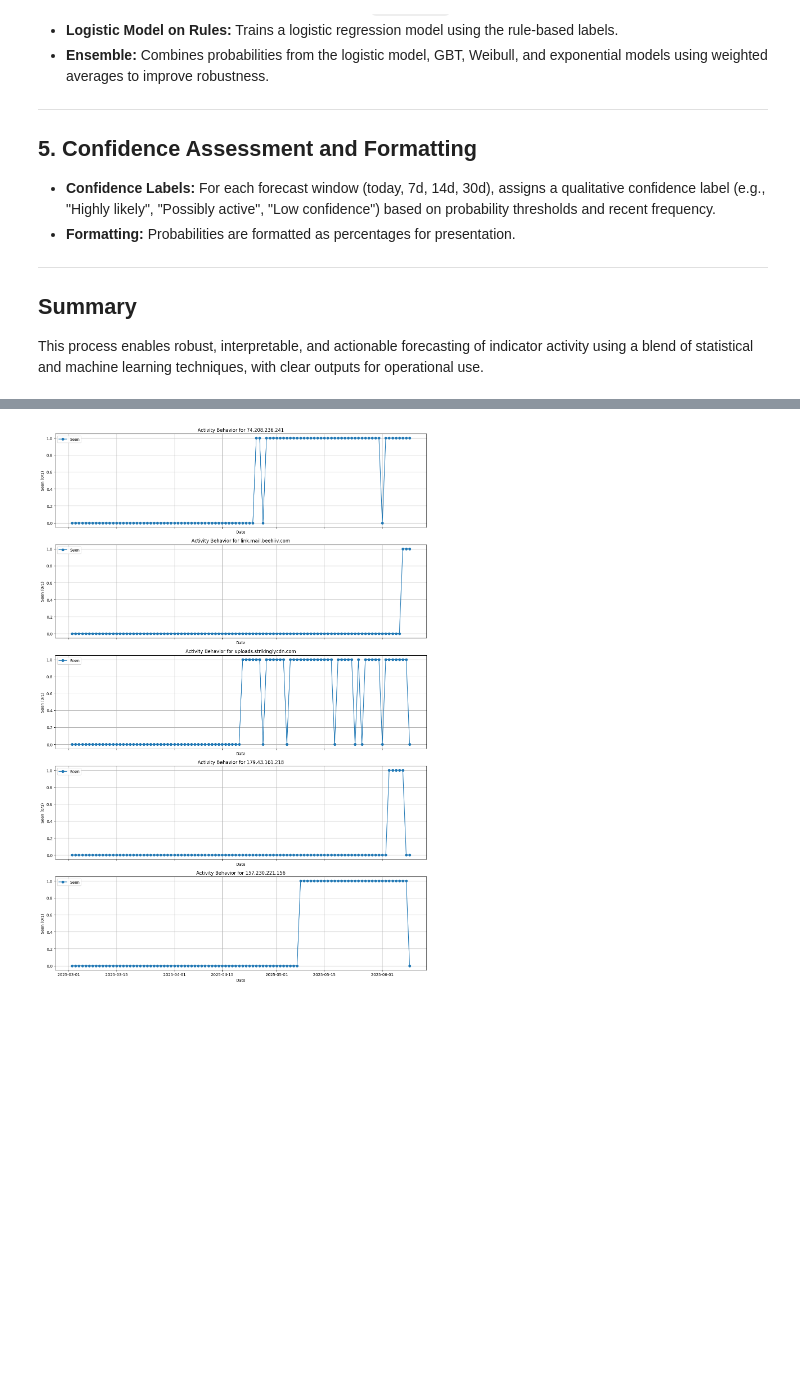
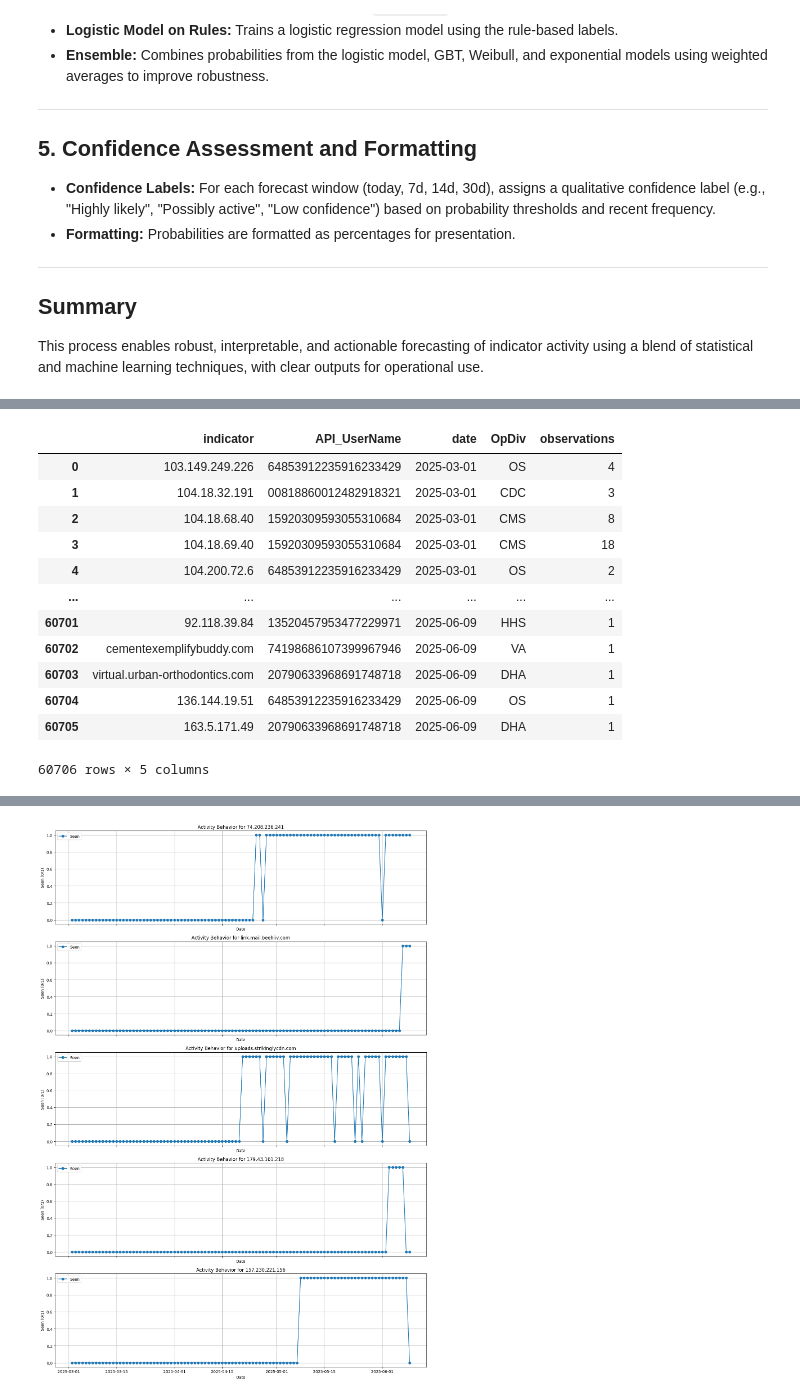
Before and after one commit to jaytlinaskew-OIS/HTOC, a Jupyter notebook: notebooks/observationEventForecasting/NextObservedIndicator.ipynb, the cells around one changed output, grey strips where cells are left out. Cells and saved outputs as stored; diff of their text form; code cells hidden in the pictures; blank space fills up the shorter version.

```diff
--- a/notebooks/observationEventForecasting/NextObservedIndicator.ipynb
+++ b/notebooks/observationEventForecasting/NextObservedIndicator.ipynb
@@ -59,0 +151,16 @@ This process enables robust, interpretable, and actionable forecasting of indica
+# %%
+src
+# %% [output]
+|  | indicator | API_UserName | date | OpDiv | observations |
+| 0 | 103.149.249.226 | 64853912235916233429 | 2025-03-01 | OS | 4 |
+| 1 | 104.18.32.191 | 00818860012482918321 | 2025-03-01 | CDC | 3 |
+| 2 | 104.18.68.40 | 15920309593055310684 | 2025-03-01 | CMS | 8 |
+| 3 | 104.18.69.40 | 15920309593055310684 | 2025-03-01 | CMS | 18 |
+| 4 | 104.200.72.6 | 64853912235916233429 | 2025-03-01 | OS | 2 |
+| ... | ... | ... | ... | ... | ... |
+| 60701 | 92.118.39.84 | 13520457953477229971 | 2025-06-09 | HHS | 1 |
+| 60702 | cementexemplifybuddy.com | 74198686107399967946 | 2025-06-09 | VA | 1 |
+| 60703 | virtual.urban-orthodontics.com | 20790633968691748718 | 2025-06-09 | DHA | 1 |
+| 60704 | 136.144.19.51 | 64853912235916233429 | 2025-06-09 | OS | 1 |
+| 60705 | 163.5.171.49 | 20790633968691748718 | 2025-06-09 | DHA | 1 |
+60706 rows × 5 columns
```
Also changed, not shown: parts of 7 cells of this notebook, 5 other files.
